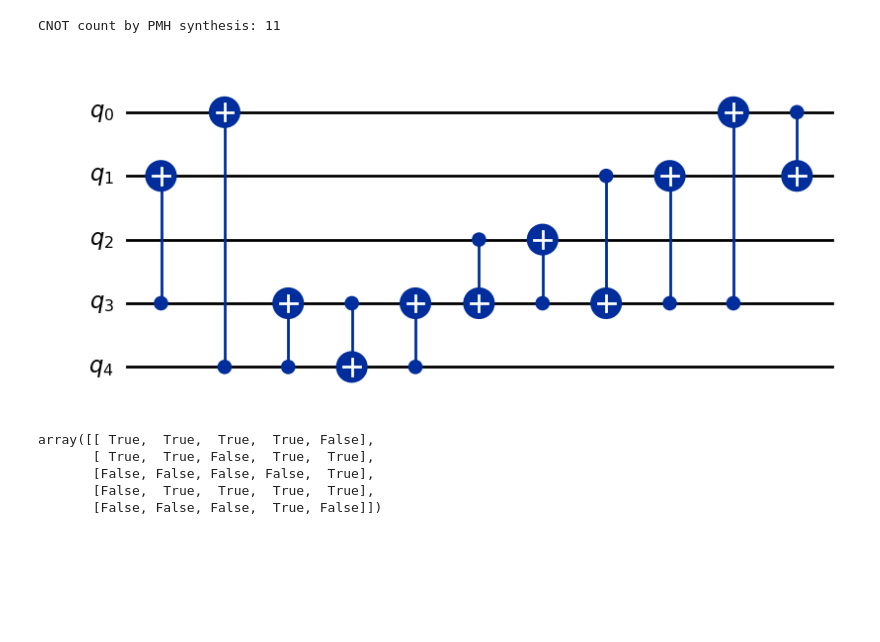
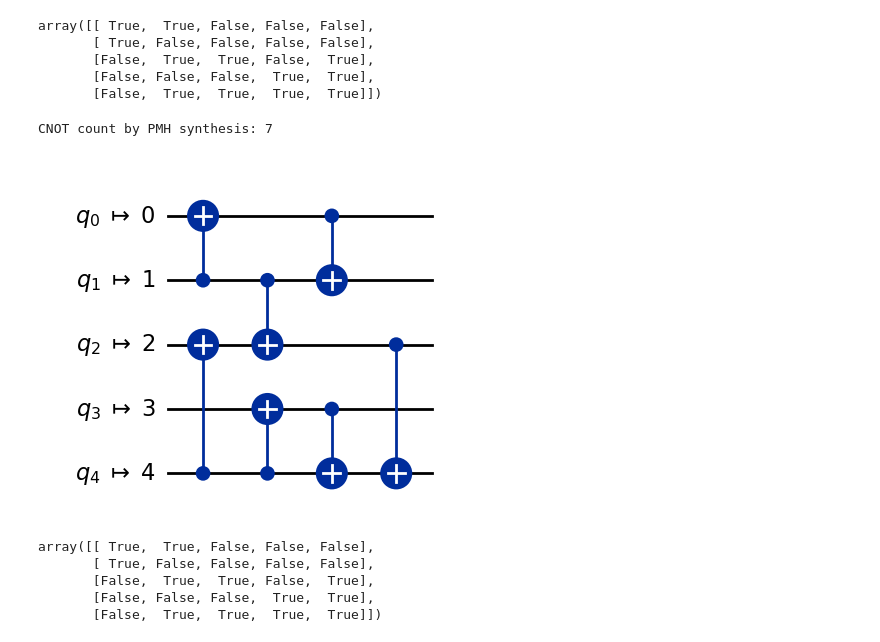
Before and after one commit to king-p3nguin/utokyo-qiskit-fall-fest-2025-qurl, a Jupyter notebook: model_check.ipynb, the cells around one changed output. Saved outputs shown, nothing was run; the diff lists cells and outputs as text; code cells hidden in the pictures; blank space fills up the shorter version.

```diff
--- a/model_check.ipynb
+++ b/model_check.ipynb
@@ -33,18 +36,33 @@ array([[ True,  True,  True,  True, False],
+# %%
+LinearFunction._circuit_to_mat(qc)
+# %% [output]
+array([[ True,  True, False, False, False],
+       [ True, False, False, False, False],
+       [False,  True,  True, False,  True],
+       [False, False, False,  True,  True],
+       [False,  True,  True,  True,  True]])
 # %%
 qc_qiskit = synth_cnot_count_full_pmh(binary_matrix)
+qc_qiskit = transpile(
+    qc_qiskit,
+    # coupling_map=COUPLING_MAP,
+    optimization_level=3,
+    # basis_gates=["cx", "u3"],
+    initial_layout=list(range(NUM_QUBITS)),
+)
 print(f"CNOT count by PMH synthesis: {qc_qiskit.count_ops().get('cx', 0)}")
 qc_qiskit.draw("mpl")
 # %% [output]
-CNOT count by PMH synthesis: 11
+CNOT count by PMH synthesis: 7
-[figure, old version]
+[figure, new version]
 # %%
 linear_function_circuit_to_binary_matrix(qc_qiskit)
 # %% [output]
-array([[ True,  True,  True,  True, False],
-       [ True,  True, False,  True,  True],
-       [False, False, False, False,  True],
-       [False,  True,  True,  True,  True],
-       [False, False, False,  True, False]])
+array([[ True,  True, False, False, False],
+       [ True, False, False, False, False],
+       [False,  True,  True, False,  True],
+       [False, False, False,  True,  True],
+       [False,  True,  True,  True,  True]])
 # %%
 model = PPO.load("saved_models/lin_func_curriculum", print_system_info=True)
 env = AILinearFunctionSynthesis(
```
Also changed, not shown: parts of 8 cells of this notebook.
